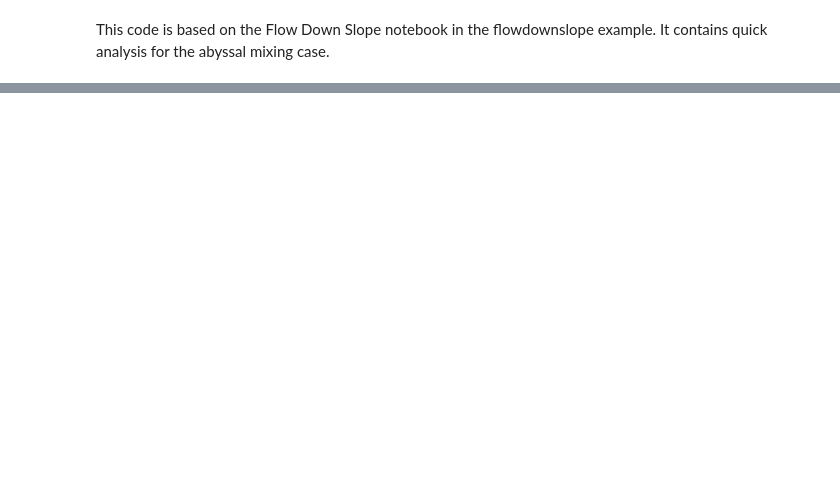
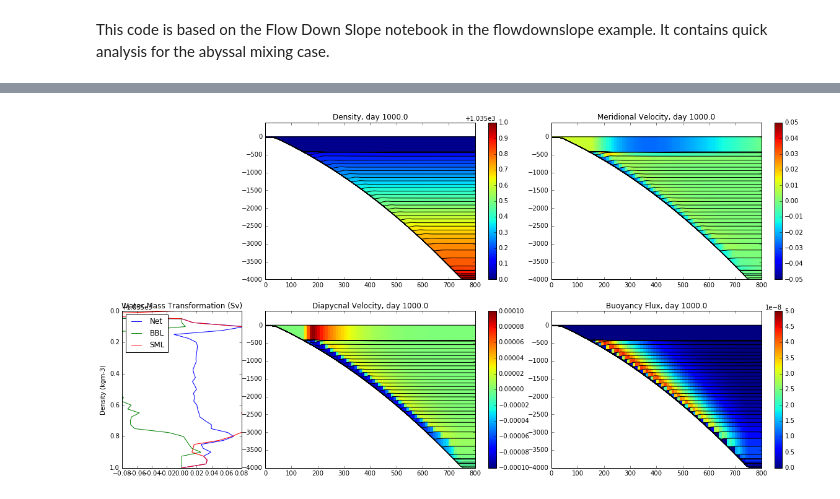
Before and after one commit to rmholmes/MOM6-examples, a Jupyter notebook: ocean_only/abmix2d/Abyssal Mixing Quick Analysis.ipynb, the cells around one changed output, grey strips where cells are left out. Saved outputs shown, nothing was run; the diff lists cells and outputs as text; code cells hidden in the pictures; blank space fills up the shorter version.

```diff
--- a/ocean_only/abmix2d/Abyssal Mixing Quick Analysis.ipynb
+++ b/ocean_only/abmix2d/Abyssal Mixing Quick Analysis.ipynb
@@ -16,0 +60,29 @@ import m6toolbox
+# %%
+# Plot y-z section at a given time, or make a movie:
+record = -1 # record
+hBL = 150.0 #BBL depth for epsBBL and epsSML
+fig = plt.figure(1, figsize=(20,10))
+timevar = fname.variables['Time']
+for record in [record]:
+#for record in np.arange(0,len(timevar[:]),1):
+    plt.clf()
+    plt.subplot2grid((2,5),(1,0))
+    wd = fname.variables['wd'][record,:,:,0];e = fname.variables['e'][record,:,:,0];
+    epsNET = -np.dot(wd,A[:,0])*len(A[0,:])
+    wdcp = np.copy(wd);wdcp[e+np.tile(bathyT,[zL+1,1])<hBL] = 0.0;
+    epsBBL = -np.dot(wdcp,A[:,0])*len(A[0,:])
+    wdcp = np.copy(wd);wdcp[e+np.tile(bathyT,[zL+1,1])>=hBL] = 0.0;
+    epsSML = -np.dot(wdcp,A[:,0])*len(A[0,:])
+    plt.plot(epsNET/1e6,rhoi, label='Net'); plt.plot(epsBBL/1e6,rhoi, label='BBL'); plt.plot(epsSML/1e6,rhoi, label='SML'); plt.gca().invert_yaxis();
+    plt.title('Water Mass Transformation (Sv)'); plt.ylabel('Density (kgm-3)'); plt.legend(loc=2); plt.xlim([-0.08, 0.08])
+    plt.subplot2grid((2,5),(0,1),colspan=2)
+    plot_section(fname, record, variable='zl', clim=(1035.0, 1036.0)); plt.title('Density, day {}'.format(timevar[record])); plt.colorbar()
+    plt.subplot2grid((2,5),(0,3),colspan=2)
+    plot_section(fname, record, variable='v', clim=(-0.05, 0.05)); plt.title('Meridional Velocity, day {}'.format(timevar[record])); plt.colorbar()
+    plt.subplot2grid((2,5),(1,1),colspan=2)
+    plot_section(fname, record, variable='wd', clim=(-0.0001, 0.0001)); plt.title('Diapycnal Velocity, day {}'.format(timevar[record])); plt.colorbar()
+    plt.subplot2grid((2,5),(1,3),colspan=2)
+    plot_section(fname, record, variable='buoyancy_flux', clim=(0.0, 5.0e-8)); plt.title('Buoyancy Flux, day {}'.format(timevar[record])); plt.colorbar()
+    #plt.savefig('frame{:04d}'.format(record))
+# %% [output]
+[figure, added]
```
Also changed, not shown: parts of 15 cells of this notebook, 4 other files.
